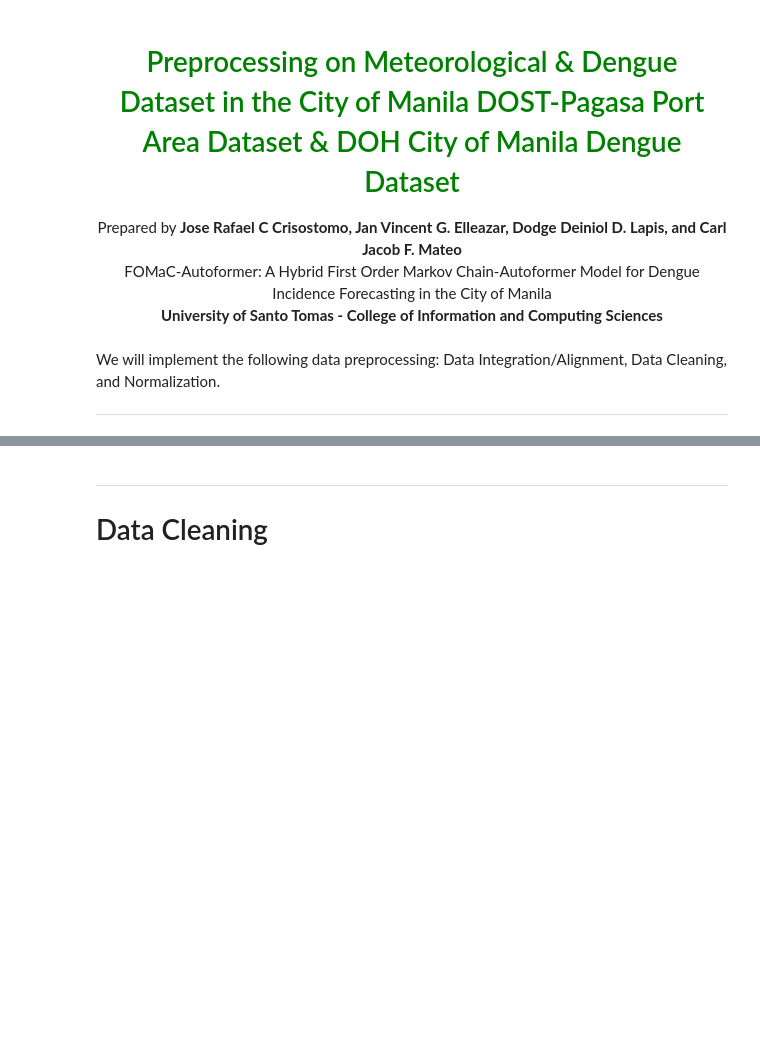
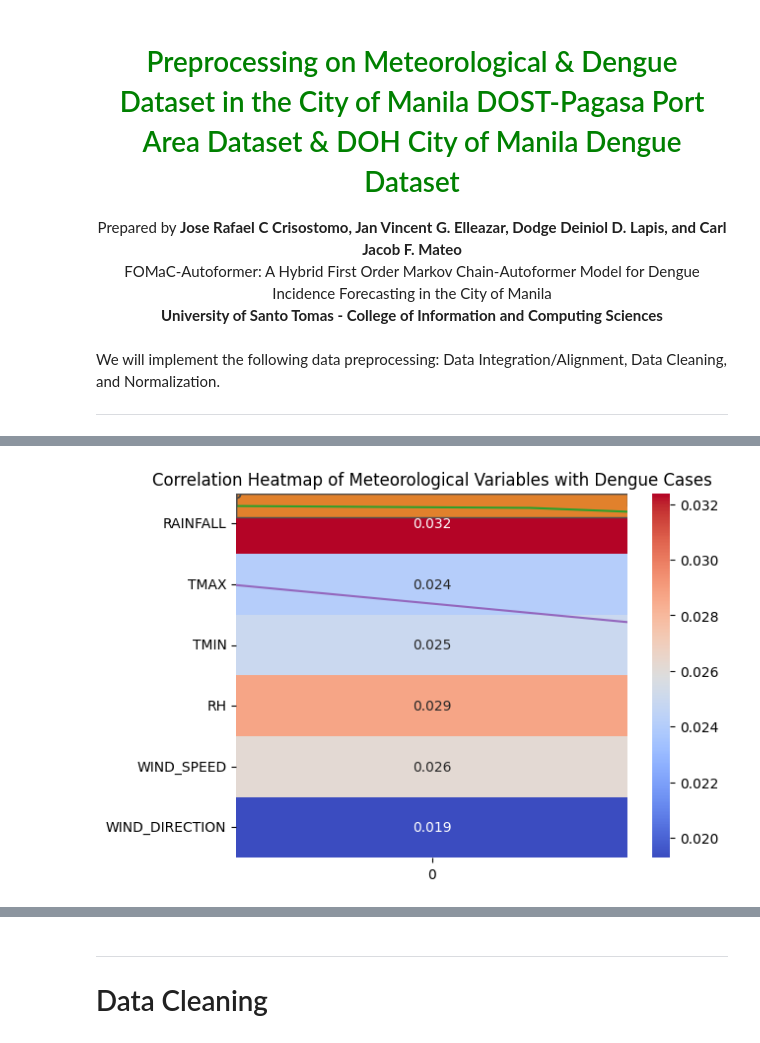
Before and after one commit to jjelleazarr/FOMaC-Autoformer, a Jupyter notebook: Data Preprocessing/Preprocessing.ipynb, the cells around one changed output, grey strips where cells are left out. Drawn from its saved outputs; the diff is of its cells as text; code cells hidden in the pictures; blank space fills up the shorter version.

Commit message:
Finished LSTM GRU data, FOMaC data, and Autoformer data

```diff
--- a/Data Preprocessing/Preprocessing.ipynb
+++ b/Data Preprocessing/Preprocessing.ipynb
@@ -14,0 +28,88 @@ We will implement the following data preprocessing: Data Integration/Alignment,
+# %%
+# Statistical Suummaries
+def statistical_summaries(df):
+    print("Statistical Summary:")
+    print(df.describe())
+    print("\nMissing Values:")
+    print(df.isnull().sum())
+    print("\nData Types:")
+    print(df.dtypes)
+
+# Time Series Analysis
+def time_series_analysis(df, date_col, value_col):
+    df[date_col] = pd.to_datetime(df[date_col])
+    df.set_index(date_col, inplace=True)
+    df[value_col].plot()
+    df[value_col].resample('ME').mean().plot(label='Monthly Mean')
+    df[value_col].resample('YE').mean().plot(label='Yearly Mean')
+    plt.legend()
+    plt.title(f"Time Series Analysis of {value_col}")
+    plt.show()
+
+# Distribution Analysis
+def distribution_analysis(df, column):
+    sns.histplot(df[column].dropna(), kde=True)
+    sns.boxplot(x=df[column])
+    print(f"Skewness of {column}: {df[column].skew()}")
+    print(f"Kurtosis of {column}: {df[column].kurt()}")
+
+
+# Correlation Analysis
+def correlation_analysis(df1, df2):
+    corr_matrix = df1.corrwith(df2, method='pearson')
+    sns.heatmap(corr_matrix.to_frame(), annot=True, cmap='coolwarm')
+    plt.title("Correlation Heatmap of Meteorological Variables with Dengue Cases")
+    plt.show()
+    return corr_matrix
+
+# Outlier Detection using Boxplot method
+def outlier_detection(df, column):
+    Q1 = df[column].quantile(0.25)
+    Q3 = df[column].quantile(0.75)
+    IQR = Q3 - Q1
+    lower_bound = Q1 - 1.5 * IQR
+    upper_bound = Q3 + 1.5 * IQR
+    outliers = df[(df[column] < lower_bound) | (df[column] > upper_bound)]
+    print(f"Outliers in {column}:")
+    print(outliers)
+    sns.boxplot(x=df[column])
+    plt.title(f"Boxplot of {column} with Outliers")
+    plt.show()
+    return outliers
+
+# Load the dataset
+m_data = pd.read_csv('meteorological_data.csv')
+d_data = pd.read_csv('dengue_data.csv', skiprows=1)
+d_data['cases'] = pd.to_numeric(d_data['#affected+infected'])
+d_data['date'] = pd.to_datetime(d_data['#date'], format='%m/%d/%Y')
+
+# Statistical summaries
+statistical_summaries(m_data)
+statistical_summaries(d_data)
+
+# Distribution analysis for all variables
+distribution_analysis(m_data, 'RAINFALL')
+distribution_analysis(m_data, 'TMAX')
+distribution_analysis(m_data, 'TMIN')
+distribution_analysis(m_data, 'RH')
+distribution_analysis(m_data, 'WIND_SPEED')
+distribution_analysis(m_data, 'WIND_DIRECTION')
+distribution_analysis(d_data, 'cases')
+
+# Correlation analysis
+# Remove YEAR, MONTH, DAY columns for correlation
+m_data_cleaned = m_data.drop(columns=['YEAR', 'MONTH', 'DAY'])
+correlation_analysis(m_data_cleaned, d_data['cases'])
+
+# Time series analysis
+time_series_analysis(d_data, 'date', 'cases')
+
+# Outlier detection
+outlier_detection(m_data, 'RAINFALL')
+outlier_detection(m_data, 'TMAX')
+outlier_detection(m_data, 'TMIN')
+outlier_detection(m_data, 'RH')
+outlier_detection(m_data, 'WIND_SPEED')
+outlier_detection(m_data, 'WIND_DIRECTION')
+outlier_detection(d_data, 'cases')
+# %% [output]
@@ -14,0 +133 @@ We will implement the following data preprocessing: Data Integration/Alignment,
+[figure, added]
```
Also changed, not shown: parts of 14 cells of this notebook, 7 other files.
